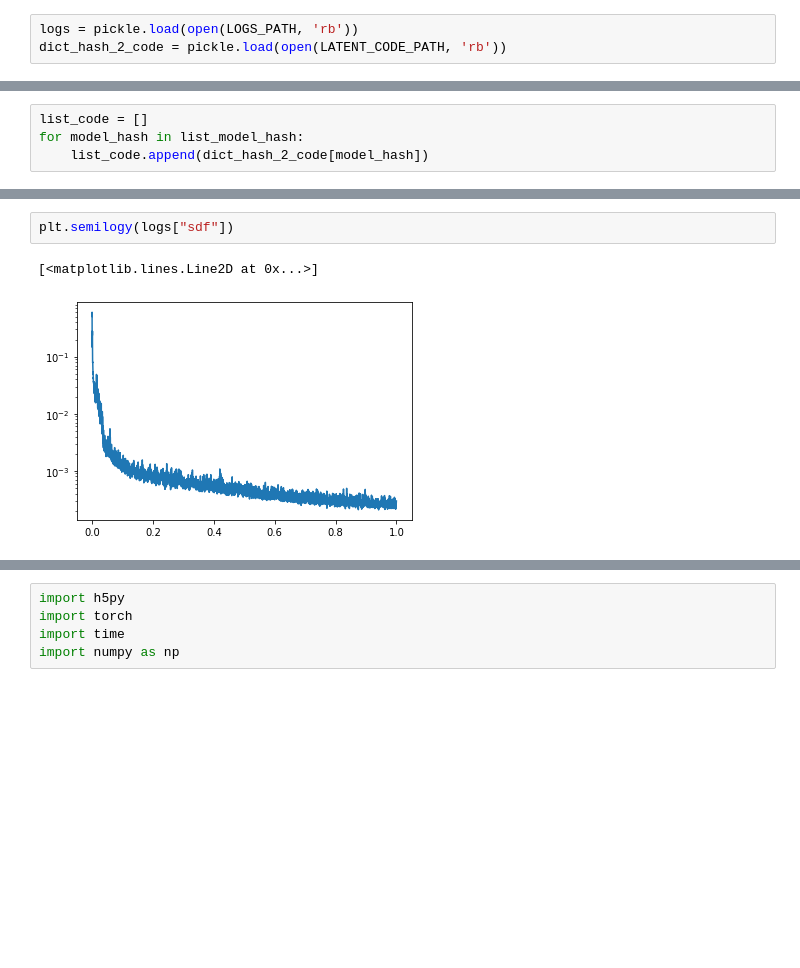
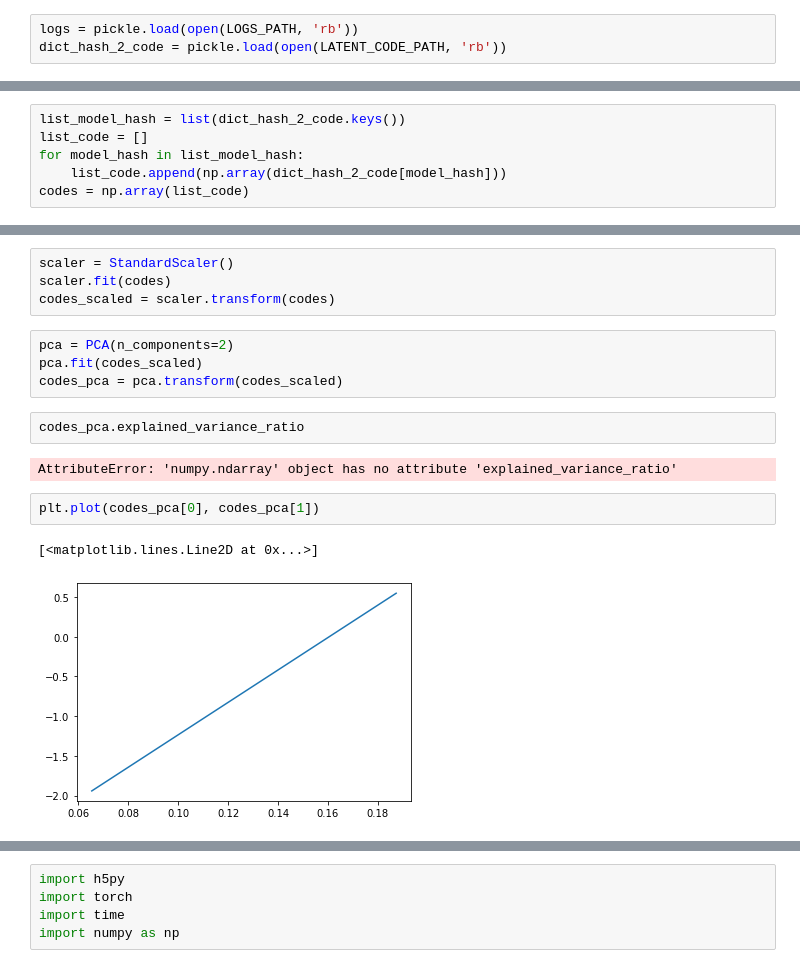
Before and after one commit to lcordey/codePDM, a Jupyter notebook: img2sdf_code/test.ipynb, the cells around one changed output, grey strips where cells are left out. Saved outputs shown, nothing was run; the diff lists cells and outputs as text; blank space fills up the shorter version.

```diff
--- a/img2sdf_code/test.ipynb
+++ b/img2sdf_code/test.ipynb
@@ -13,4 +13,6 @@ list_model_hash = list(dict_hash_2_code.keys())
 # %%
+list_model_hash = list(dict_hash_2_code.keys())
 list_code = []
 for model_hash in list_model_hash:
-    list_code.append(dict_hash_2_code[model_hash])
+    list_code.append(np.array(dict_hash_2_code[model_hash]))
+codes = np.array(list_code)
@@ -25,5 +19,17 @@ for model_hash in list_model_hash:
-# %%
-plt.semilogy(logs["sdf"])
-# %% [output]
-[<matplotlib.lines.Line2D at 0x...>]
-[figure, removed]
+# %%
+scaler = StandardScaler()
+scaler.fit(codes)
+codes_scaled = scaler.transform(codes)
+# %%
+pca = PCA(n_components=2)
+pca.fit(codes_scaled)
+codes_pca = pca.transform(codes_scaled)
+# %%
+codes_pca.explained_variance_ratio
+# %% [output]
+AttributeError: 'numpy.ndarray' object has no attribute 'explained_variance_ratio'
+# %%
+plt.plot(codes_pca[0], codes_pca[1])
+# %% [output]
+[<matplotlib.lines.Line2D at 0x...>]
+[figure, added]
```
Also changed, not shown: parts of 6 cells of this notebook, 1 other file.
